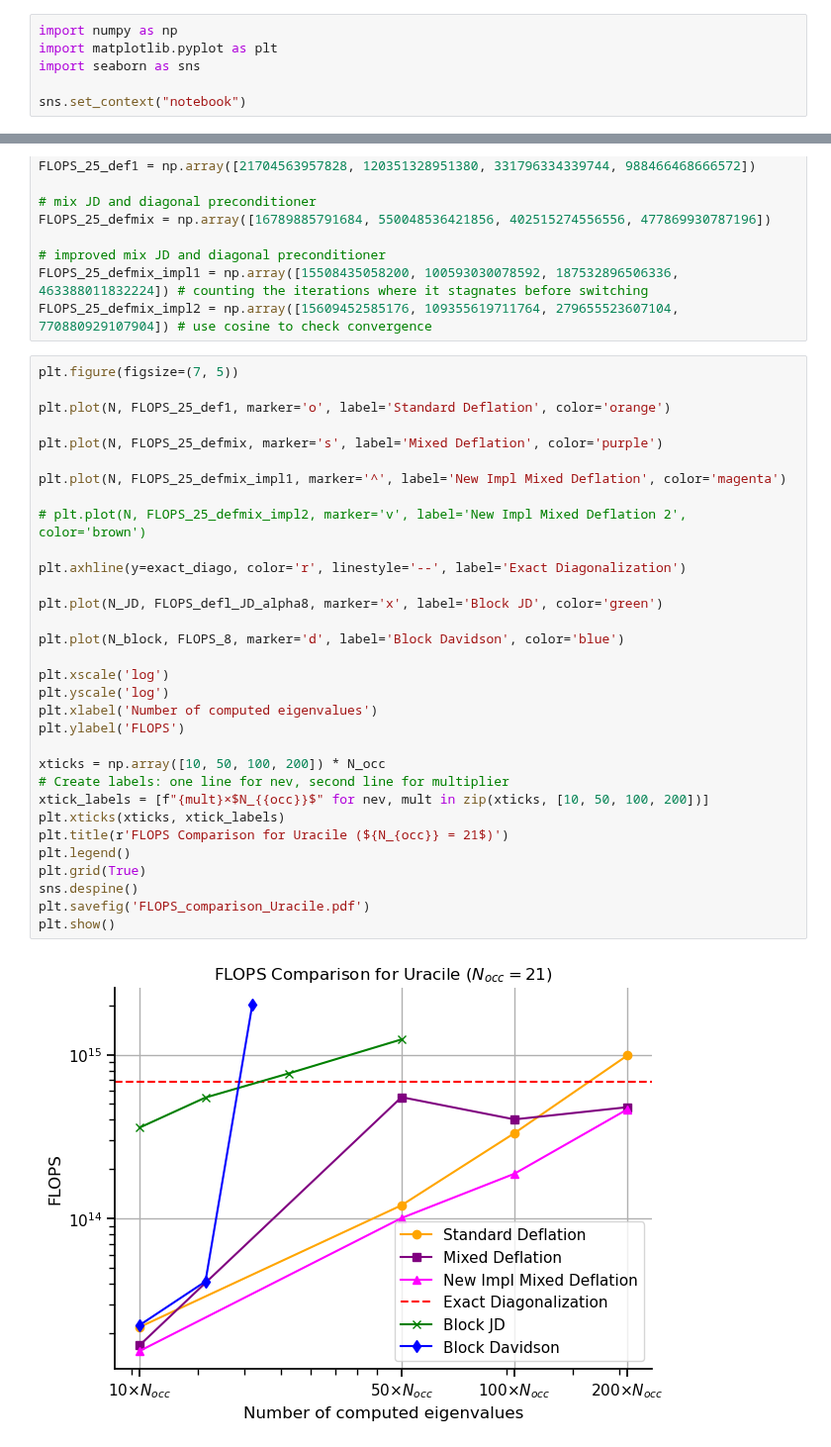
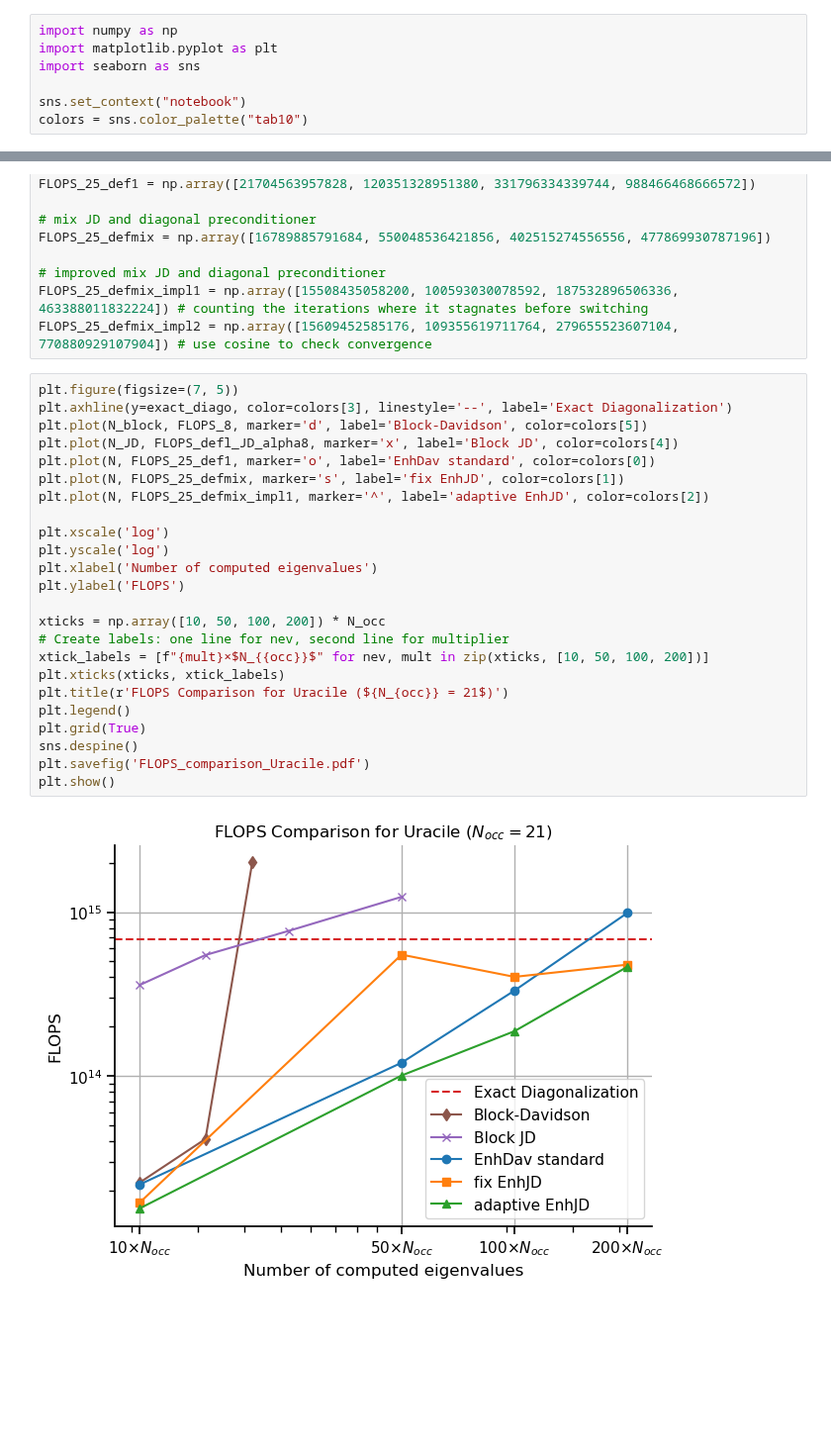
Before and after one commit to framere/Final_codes_MA, a Jupyter notebook: Results_plots/results_final.ipynb, the cells around one changed output, grey strips where cells are left out. Shown at 99% size. Saved outputs shown, nothing was run; the diff lists cells and outputs as text; blank space fills up the shorter version.

```diff
--- a/Results_plots/results_final.ipynb
+++ b/Results_plots/results_final.ipynb
@@ -4,6 +4,7 @@ import matplotlib.pyplot as plt
 import seaborn as sns
 
 sns.set_context("notebook")
+colors = sns.color_palette("tab10")
 # %% [markdown]
 # $H_2$
 # %%
@@ -154,35 +143,27 @@ FLOPS_25_defmix_impl1 = np.array([15508435058200, 100593030078592, 1875328965063
 FLOPS_25_defmix_impl2 = np.array([15609452585176, 109355619711764, 279655523607104, 770880929107904]) # use cosine to check convergence
 # %%
 plt.figure(figsize=(7, 5))
-
-plt.plot(N, FLOPS_25_def1, marker='o', label='Standard Deflation', color='orange')
-
-plt.plot(N, FLOPS_25_defmix, marker='s', label='Mixed Deflation', color='purple')
-
-plt.plot(N, FLOPS_25_defmix_impl1, marker='^', label='New Impl Mixed Deflation', color='magenta')
-
-# plt.plot(N, FLOPS_25_defmix_impl2, marker='v', label='New Impl Mixed Deflation 2', color='brown')
-
-plt.axhline(y=exact_diago, color='r', linestyle='--', label='Exact Diagonalization')
-
-plt.plot(N_JD, FLOPS_defl_JD_alpha8, marker='x', label='Block JD', color='green')
-
-plt.plot(N_block, FLOPS_8, marker='d', label='Block Davidson', color='blue')
+plt.axhline(y=exact_diago, color=colors[3], linestyle='--', label='Exact Diagonalization')
+plt.plot(N_block, FLOPS_8, marker='d', label='Block-Davidson', color=colors[5])
+plt.plot(N_JD, FLOPS_defl_JD_alpha8, marker='x', label='Block JD', color=colors[4])
+plt.plot(N, FLOPS_25_def1, marker='o', label='EnhDav standard', color=colors[0])
+plt.plot(N, FLOPS_25_defmix, marker='s', label='fix EnhJD', color=colors[1])
+plt.plot(N, FLOPS_25_defmix_impl1, marker='^', label='adaptive EnhJD', color=colors[2])
 
 plt.xscale('log')
 plt.yscale('log')
 plt.xlabel('Number of computed eigenvalues')
 plt.ylabel('FLOPS')
 
 xticks = np.array([10, 50, 100, 200]) * N_occ
 # Create labels: one line for nev, second line for multiplier
 xtick_labels = [f"{mult}×$N_{{occ}}$" for nev, mult in zip(xticks, [10, 50, 100, 200])]
 plt.xticks(xticks, xtick_labels)
 plt.title(r'FLOPS Comparison for Uracile (${N_{occ}} = 21$)')
 plt.legend()
 plt.grid(True)
 sns.despine()
 plt.savefig('FLOPS_comparison_Uracile.pdf')
 plt.show()
 # %% [output]
-[figure, old version]
+[figure, new version]
```
Also changed, not shown: parts of 2 cells of this notebook, 3 other files.
